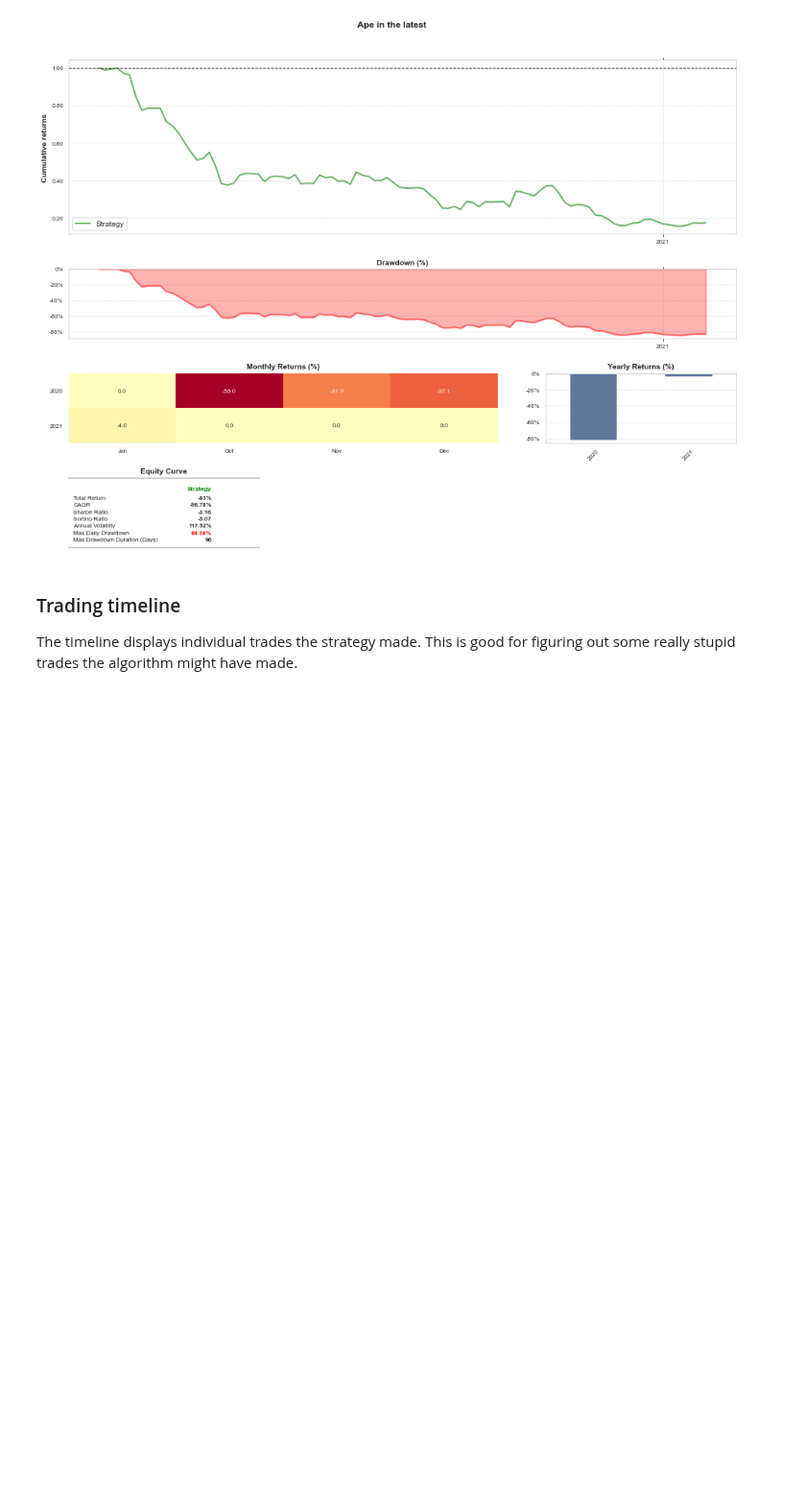
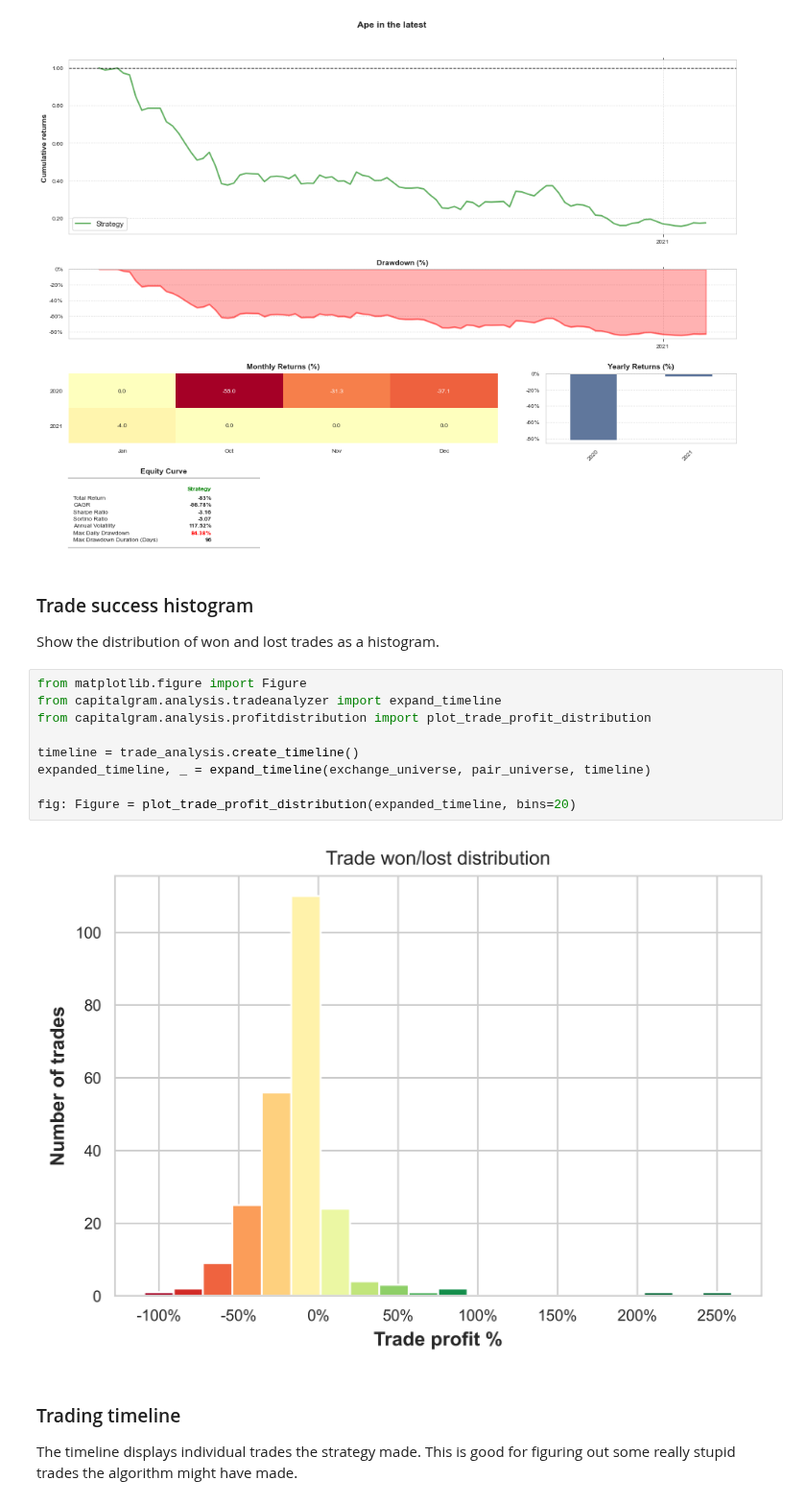
Before and after one commit to tradingstrategy-ai/trading-strategy, a Jupyter notebook: docs/source/algorithms/ape-in.ipynb, the cells around one changed output. Shown at 96% size. Drawn from its saved outputs; the diff is of its cells as text; blank space fills up the shorter version.

Commit message:
Got some nice graphs

```diff
--- a/docs/source/algorithms/ape-in.ipynb
+++ b/docs/source/algorithms/ape-in.ipynb
@@ -458,6 +458,21 @@ tearsheet.plot_results()
 # %% [output]
 Plotting the tearsheet...
 [figure]
+# %% [markdown]
+### Trade success histogram
+
+Show the distribution of won and lost trades as a histogram.
+# %%
+from matplotlib.figure import Figure
+from capitalgram.analysis.tradeanalyzer import expand_timeline
+from capitalgram.analysis.profitdistribution import plot_trade_profit_distribution
+
+timeline = trade_analysis.create_timeline()
+expanded_timeline, _ = expand_timeline(exchange_universe, pair_universe, timeline)
+
+fig: Figure = plot_trade_profit_distribution(expanded_timeline, bins=20)
+# %% [output]
+[figure, added]
 # %% [markdown]
 ### Trading timeline
 
```
Also changed, not shown: 3 other files.
